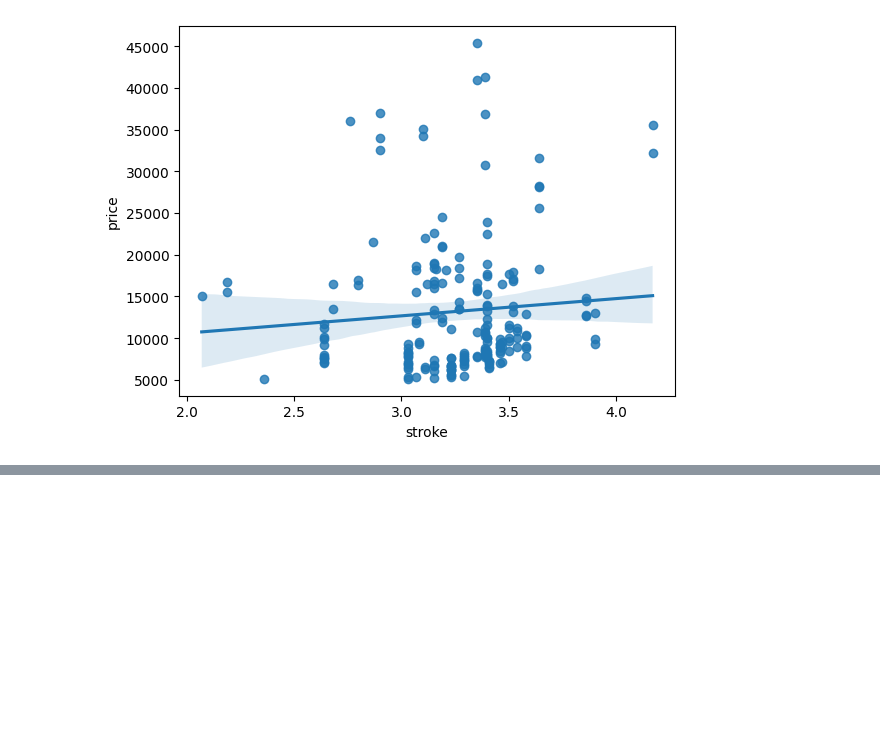
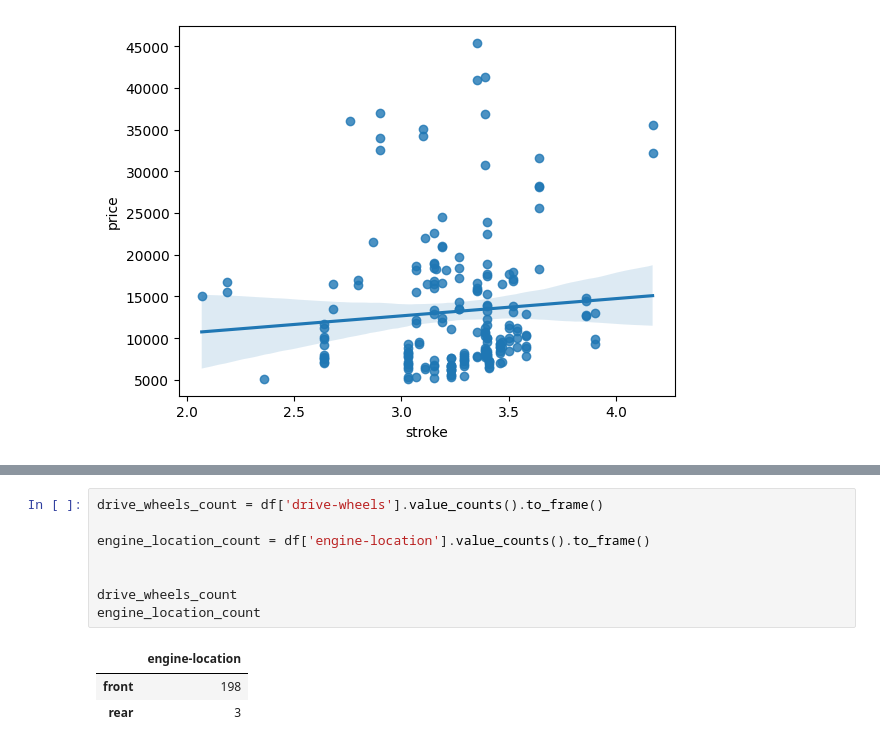
Before and after one commit to daishek/bigdata-univ, a Jupyter notebook: TP3.ipynb, the cells around one changed output, grey strips where cells are left out. Drawn from its saved outputs; the diff is of its cells as text; blank space fills up the shorter version.

```diff
--- a/TP3.ipynb
+++ b/TP3.ipynb
@@ -86 +90,13 @@ for column in columns_to_verify2:
 [figure]
+# %%
+drive_wheels_count = df['drive-wheels'].value_counts().to_frame()
+
+engine_location_count = df['engine-location'].value_counts().to_frame()
+
+
+drive_wheels_count
+engine_location_count
+# %% [output]
+|  | engine-location |
+| front | 198 |
+| rear | 3 |
```
Also changed, not shown: parts of 1 cell of this notebook.
